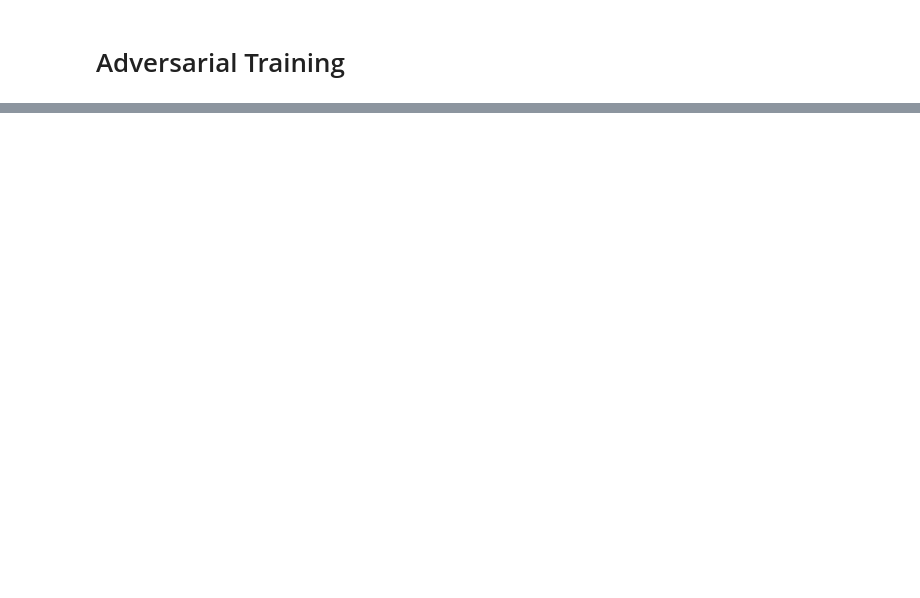
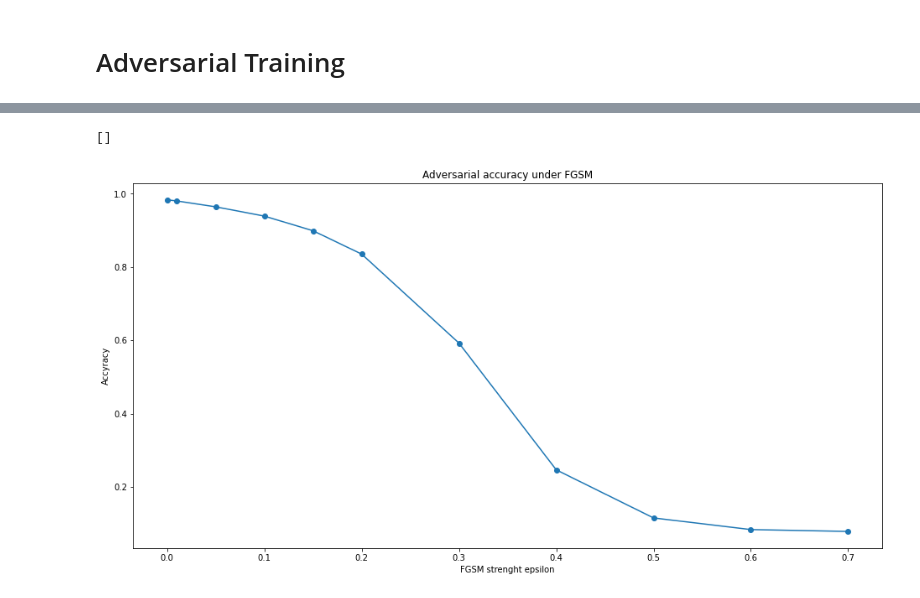
Before and after one commit to MGoibert/TP_adv_Robustness, a Jupyter notebook: TD Adversarial Robustness.ipynb, the cells around one changed output, grey strips where cells are left out. Cells and saved outputs as stored; diff of their text form; code cells hidden in the pictures; blank space fills up the shorter version.

```diff
--- a/TD Adversarial Robustness.ipynb
+++ b/TD Adversarial Robustness.ipynb
@@ -273,2 +414,5 @@ slc = saliency_map(x_examples[0],y_examples[0])
 # %% [markdown]
 # Adversarial Training
+# %%
+epochs = 10
+model_adv = get_deep_model(epochs, adv=True)
@@ -274,0 +439,15 @@ slc = saliency_map(x_examples[0],y_examples[0])
+# %%
+epsilons = [0, 0.01, 0.05, 0.1, 0.15, 0.2, 0.3, 0.4, 0.5, 0.6, 0.7]
+adv_accs = []
+for epsilon in epsilons:
+    adv_accs.append(run_attack(model_adv, test_loader, epsilon))
+
+plt.figure(figsize=(16, 8))
+plt.plot(epsilons, adv_accs, "o-")
+plt.xlabel("FGSM strenght epsilon")
+plt.ylabel("Accyracy")
+plt.title("Adversarial accuracy under FGSM")
+plt.plot()
+# %% [output]
+[]
+[figure, added]
```
Also changed, not shown: parts of 24 cells of this notebook, 2 other files.
